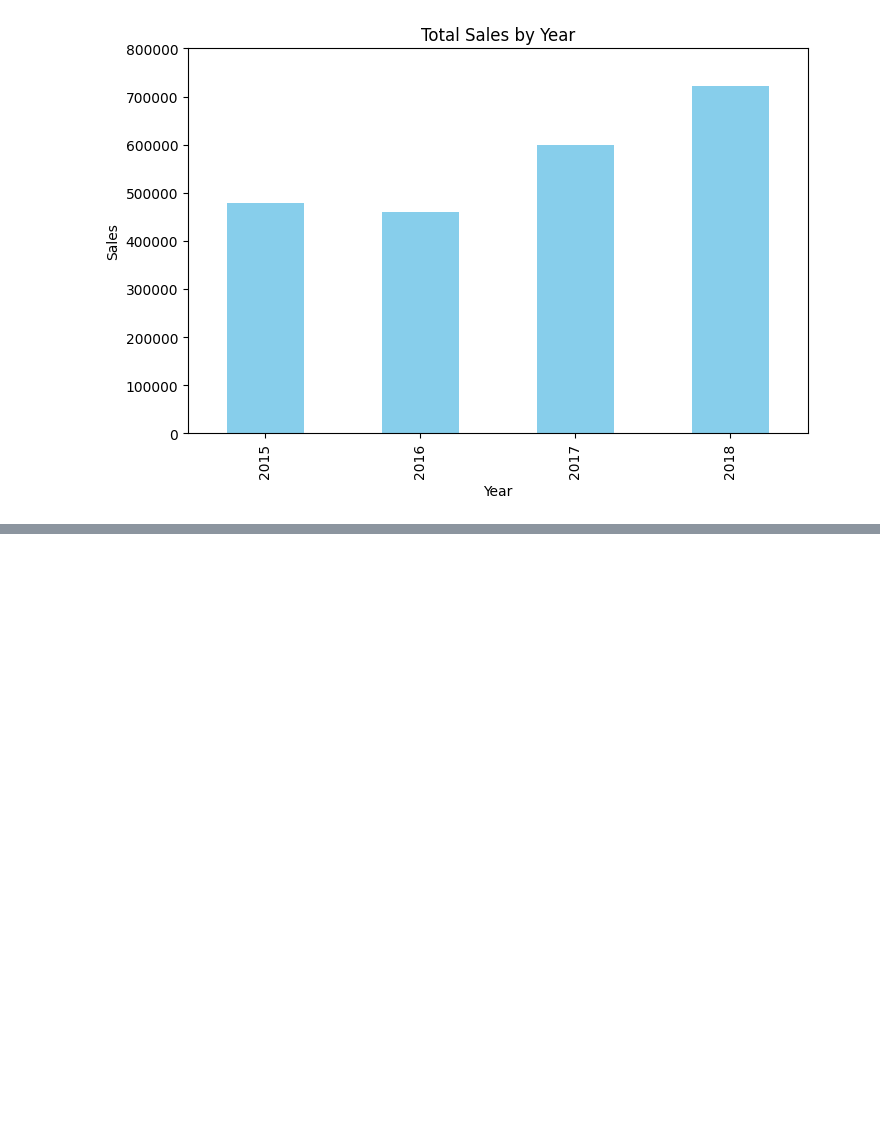
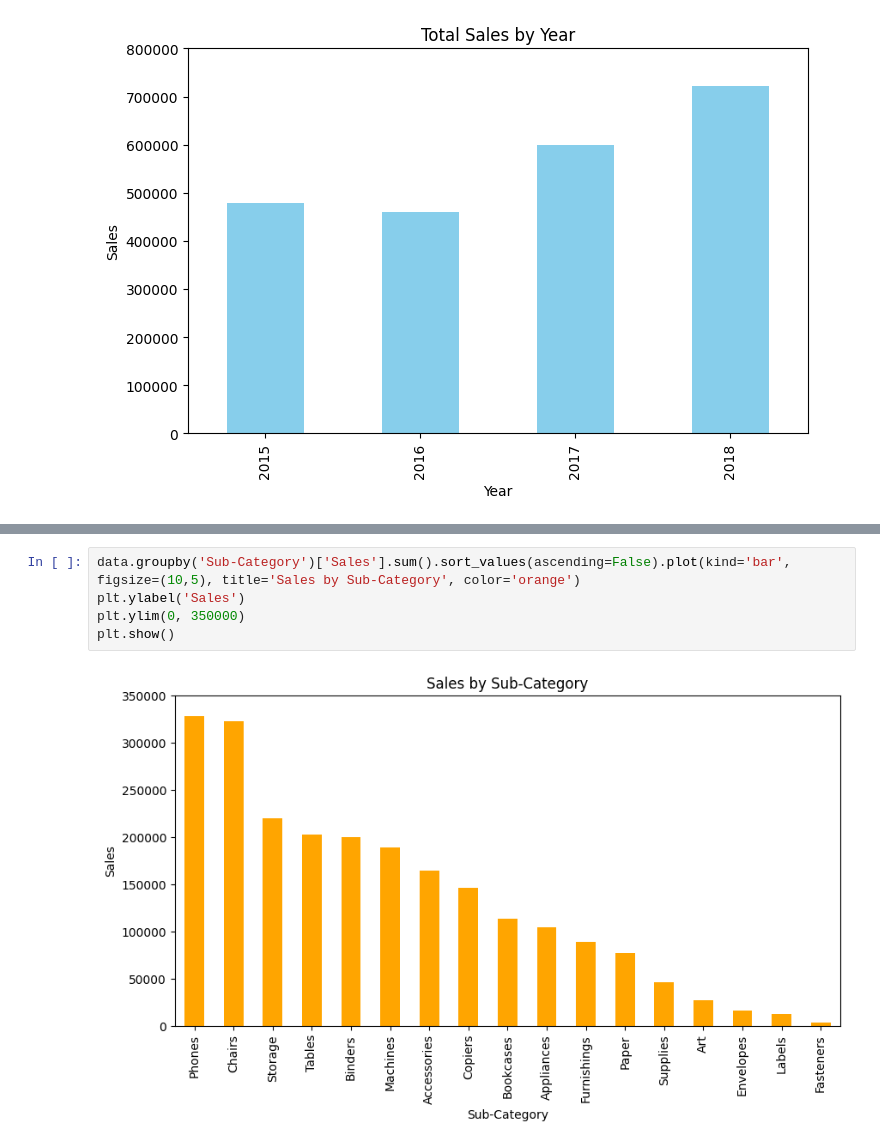
Before and after one commit to Feian-osa/Minor-Internship-project, a Jupyter notebook: notebooks/superstore_sales_dashboard.ipynb, the cells around one changed output, grey strips where cells are left out. Cells and saved outputs as stored; diff of their text form; blank space fills up the shorter version.

```diff
--- a/notebooks/superstore_sales_dashboard.ipynb
+++ b/notebooks/superstore_sales_dashboard.ipynb
@@ -287,0 +338,7 @@ plt.show()
+# %%
+data.groupby('Sub-Category')['Sales'].sum().sort_values(ascending=False).plot(kind='bar', figsize=(10,5), title='Sales by Sub-Category', color='orange')
+plt.ylabel('Sales')
+plt.ylim(0, 350000)
+plt.show()
+# %% [output]
+[figure, added]
```
Also changed, not shown: parts of 7 cells of this notebook.
